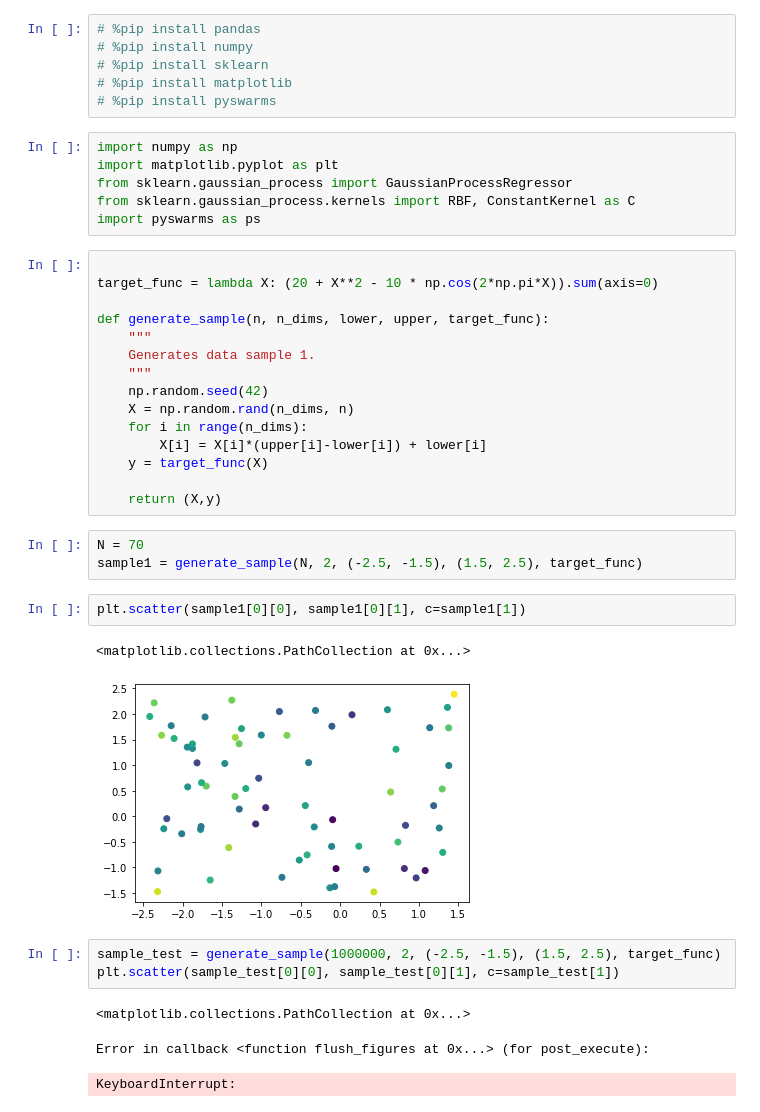
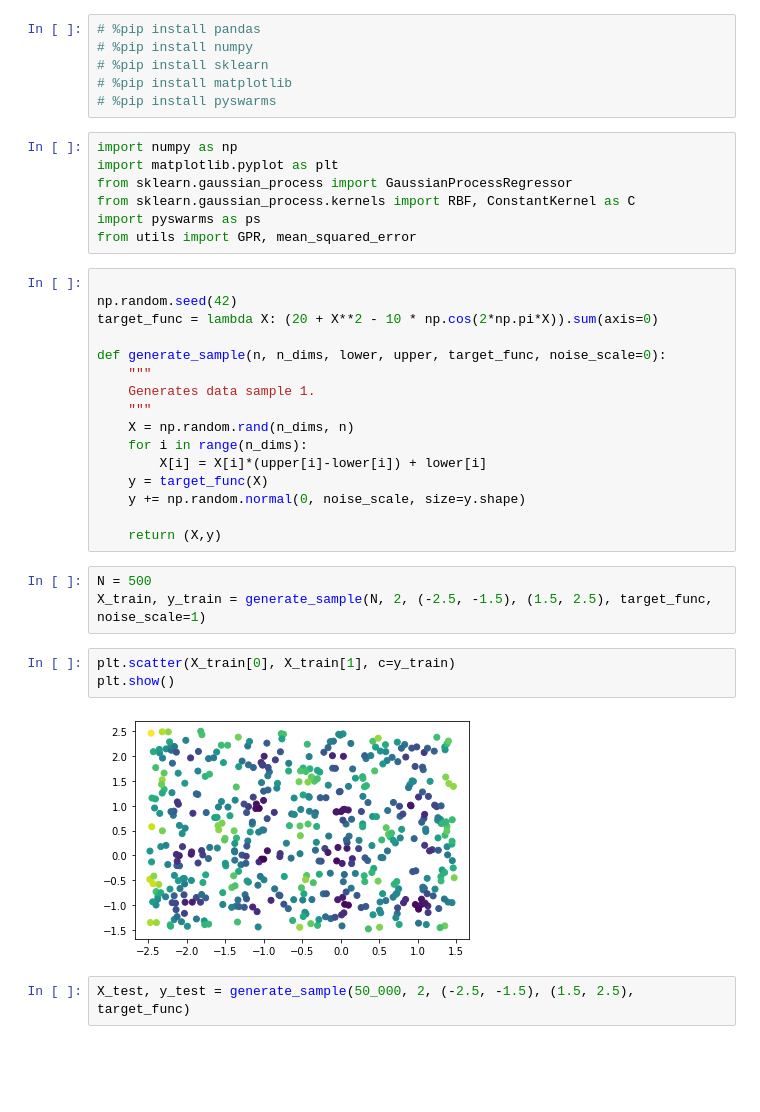
Before and after one commit to PascalKnoll/Investigation-of-Particle-Swarm-Optimization, a Jupyter notebook: AOT_Notebook.ipynb, the cells around one changed output. Saved outputs shown, nothing was run; the diff lists cells and outputs as text; blank space fills up the shorter version.

```diff
--- a/AOT_Notebook.ipynb
+++ b/AOT_Notebook.ipynb
@@ -10,36 +10,33 @@ import matplotlib.pyplot as plt
 from sklearn.gaussian_process import GaussianProcessRegressor
 from sklearn.gaussian_process.kernels import RBF, ConstantKernel as C
 import pyswarms as ps
+from utils import GPR, mean_squared_error
 # %%
 
+np.random.seed(42)
 target_func = lambda X: (20 + X**2 - 10 * np.cos(2*np.pi*X)).sum(axis=0)
 
-def generate_sample(n, n_dims, lower, upper, target_func):
+def generate_sample(n, n_dims, lower, upper, target_func, noise_scale=0):
     """
     Generates data sample 1.
     """
-    np.random.seed(42)
     X = np.random.rand(n_dims, n)
     for i in range(n_dims):
         X[i] = X[i]*(upper[i]-lower[i]) + lower[i]
     y = target_func(X)
+    y += np.random.normal(0, noise_scale, size=y.shape)
 
     return (X,y)
 # %%
-N = 70
-sample1 = generate_sample(N, 2, (-2.5, -1.5), (1.5, 2.5), target_func)
+N = 500
+X_train, y_train = generate_sample(N, 2, (-2.5, -1.5), (1.5, 2.5), target_func, noise_scale=1)
 # %%
-plt.scatter(sample1[0][0], sample1[0][1], c=sample1[1])
+plt.scatter(X_train[0], X_train[1], c=y_train)
+plt.show()
 # %% [output]
-<matplotlib.collections.PathCollection at 0x...>
-[figure, old version]
+[figure, new version]
 # %%
-sample_test = generate_sample(1000000, 2, (-2.5, -1.5), (1.5, 2.5), target_func)
-plt.scatter(sample_test[0][0], sample_test[0][1], c=sample_test[1])
+X_test, y_test = generate_sample(50_000, 2, (-2.5, -1.5), (1.5, 2.5), target_func)
-# %% [output]
-<matplotlib.collections.PathCollection at 0x...>
-Error in callback <function flush_figures at 0x...> (for post_execute):
-KeyboardInterrupt:
 # %%
 m = np.arange(-2.5,1.5,0.001)
 p = np.arange(-1.5,2.5,0.001)
```
Also changed, not shown: parts of 10 cells of this notebook.
